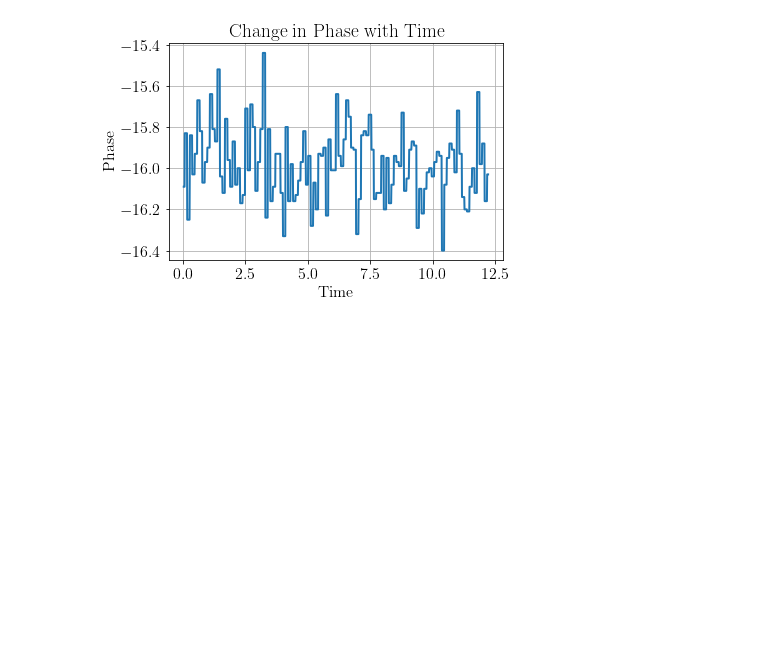
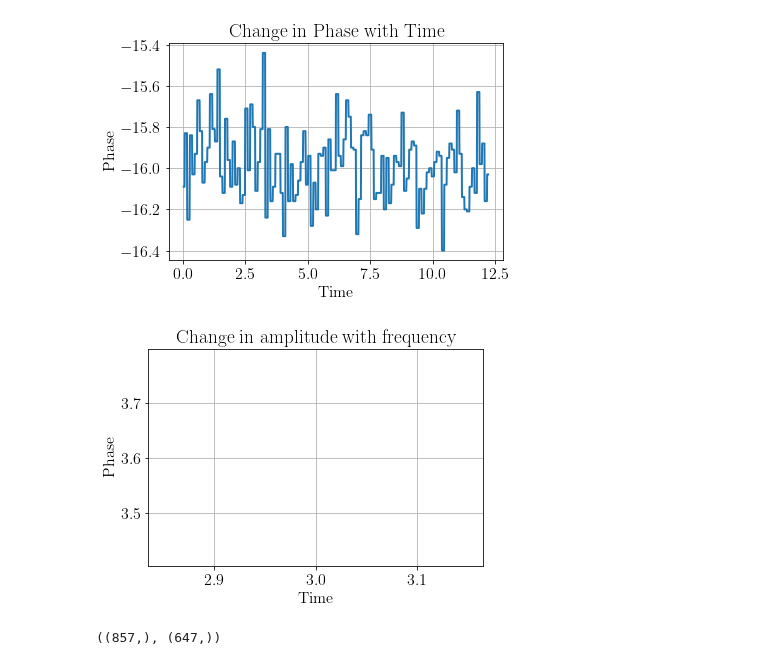
Before and after one commit to aaronkebede/PHY220, a Jupyter notebook: Lab 1 Plots.ipynb, the cells around one changed output. Saved outputs shown, nothing was run; the diff lists cells and outputs as text; code cells hidden in the pictures; blank space fills up the shorter version.

```diff
--- a/Lab 1 Plots.ipynb
+++ b/Lab 1 Plots.ipynb
@@ -55,3 +55,20 @@ plt.title("Change in Phase with Time")
 plt.show()
 # %% [output]
 [figure]
+# %%
+# We have to reshape the frequency array to make it the same size as the amplitude one
+
+resized_frequency_axis = frequency_axis[210:]
+# %%
+plt.plot(resized_frequency_axis,amplitude_axis,lw=2)
+plt.grid()
+plt.xlabel("Time")
+plt.ylabel("Phase")
+plt.title("Change in amplitude with frequency")
+plt.show()
+# %% [output]
+[figure, added]
+# %%
+frequency_axis.shape,amplitude_axis.shape
+# %% [output]
+((857,), (647,))
```
Also changed, not shown: parts of 5 cells of this notebook, 1 other file.
